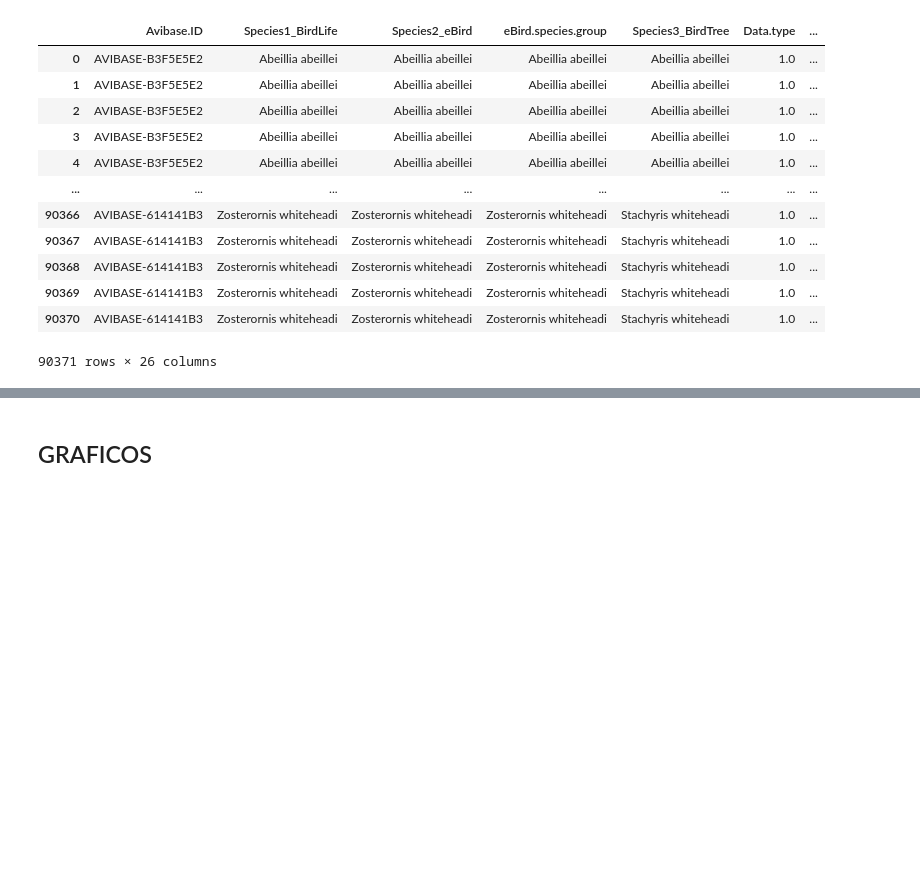
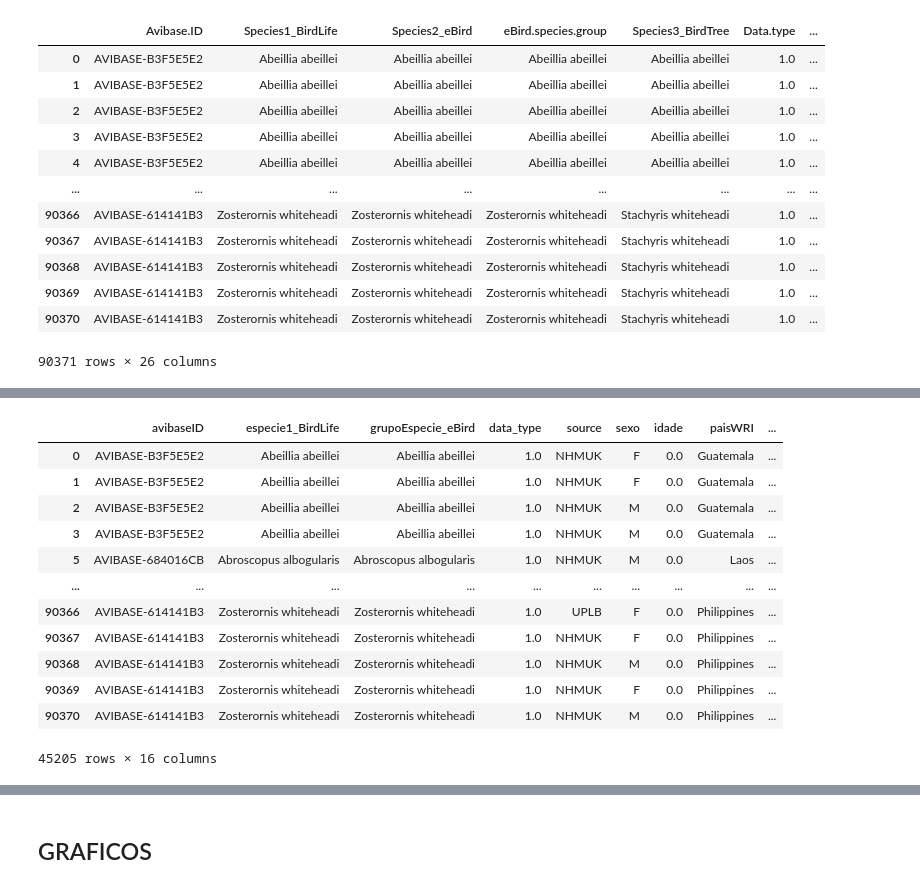
Before and after one commit to helocano/tiamat, a Jupyter notebook: MainTiamat_HeloisaCano.ipynb, the cells around one changed output, grey strips where cells are left out. Cells and saved outputs as stored; diff of their text form; code cells hidden in the pictures; blank space fills up the shorter version.

```diff
--- a/MainTiamat_HeloisaCano.ipynb
+++ b/MainTiamat_HeloisaCano.ipynb
@@ -204,0 +296,33 @@ df_filtrado
+# %%
+colunas_REMOVIDAS = [
+  'localizacao',
+  'pais',
+  'publicacao',
+  'protocolo',
+  'numero_individuo',
+
+  'indice_asa_mao',
+  'distancia_kipp',
+  'comprimento_pena_secundaria',
+
+  'especie2_eBird',
+  'especie3_BirdTree'
+]
+
+df_novo = df_original.copy()
+df_novo = df_novo.drop(columns = colunas_REMOVIDAS, axis = 1).dropna()
+df_novo
+# %% [output]
+|  | avibaseID | especie1_BirdLife | grupoEspecie_eBird | data_type | source | sexo | idade | paisWRI | ... |
+| 0 | AVIBASE-B3F5E5E2 | Abeillia abeillei | Abeillia abeillei | 1.0 | NHMUK | F | 0.0 | Guatemala | ... |
+| 1 | AVIBASE-B3F5E5E2 | Abeillia abeillei | Abeillia abeillei | 1.0 | NHMUK | F | 0.0 | Guatemala | ... |
+| 2 | AVIBASE-B3F5E5E2 | Abeillia abeillei | Abeillia abeillei | 1.0 | NHMUK | M | 0.0 | Guatemala | ... |
+| 3 | AVIBASE-B3F5E5E2 | Abeillia abeillei | Abeillia abeillei | 1.0 | NHMUK | M | 0.0 | Guatemala | ... |
+| 5 | AVIBASE-684016CB | Abroscopus albogularis | Abroscopus albogularis | 1.0 | NHMUK | M | 0.0 | Laos | ... |
+| ... | ... | ... | ... | ... | ... | ... | ... | ... | ... |
+| 90366 | AVIBASE-614141B3 | Zosterornis whiteheadi | Zosterornis whiteheadi | 1.0 | UPLB | F | 0.0 | Philippines | ... |
+| 90367 | AVIBASE-614141B3 | Zosterornis whiteheadi | Zosterornis whiteheadi | 1.0 | NHMUK | F | 0.0 | Philippines | ... |
+| 90368 | AVIBASE-614141B3 | Zosterornis whiteheadi | Zosterornis whiteheadi | 1.0 | NHMUK | M | 0.0 | Philippines | ... |
+| 90369 | AVIBASE-614141B3 | Zosterornis whiteheadi | Zosterornis whiteheadi | 1.0 | NHMUK | F | 0.0 | Philippines | ... |
+| 90370 | AVIBASE-614141B3 | Zosterornis whiteheadi | Zosterornis whiteheadi | 1.0 | NHMUK | M | 0.0 | Philippines | ... |
+45205 rows × 16 columns
```
Also changed, not shown: parts of 77 cells of this notebook.
